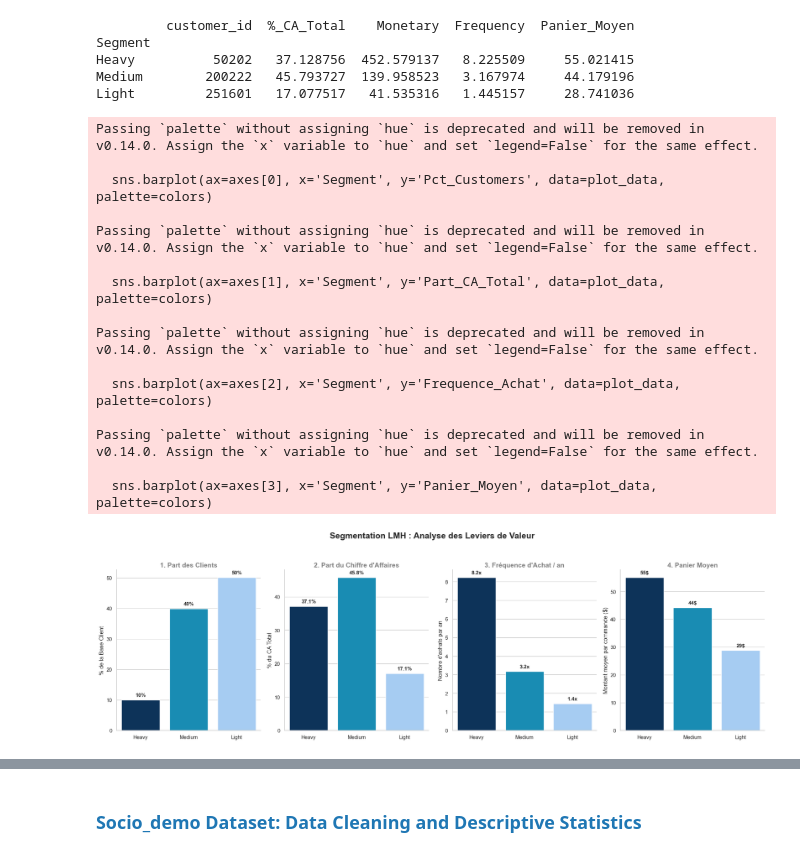
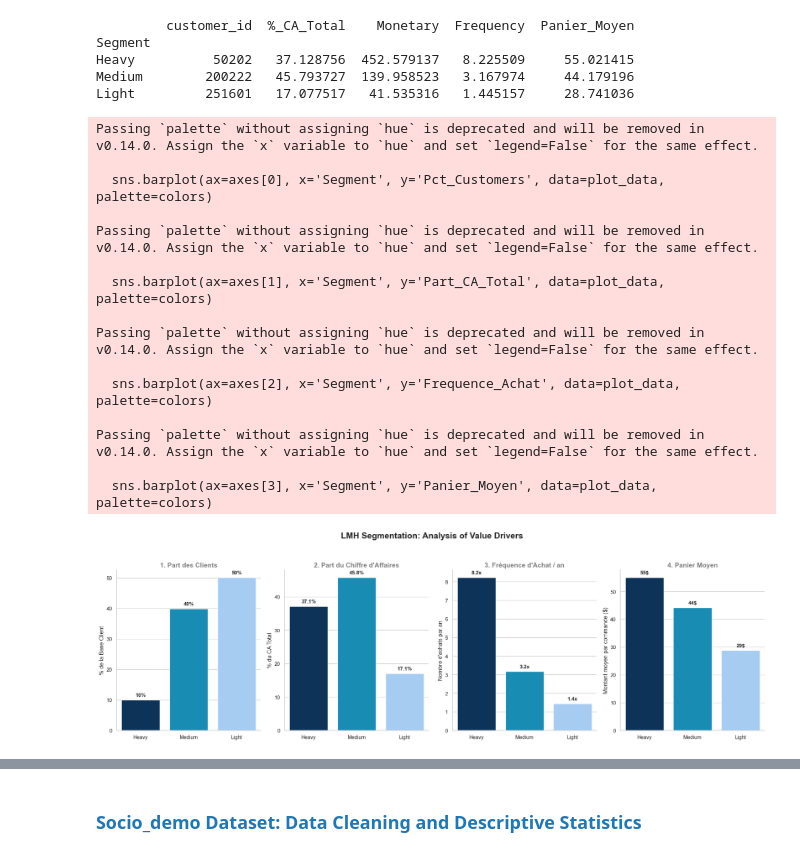
Before and after one commit to DomNoutsGit/Business_Data_Case, a Jupyter notebook: Partie1.ipynb, the cells around one changed output, grey strips where cells are left out. Drawn from its saved outputs; the diff is of its cells as text; code cells hidden in the pictures.

```diff
--- a/Partie1.ipynb
+++ b/Partie1.ipynb
@@ -756,3 +794,33 @@ plt.show()
 # %% [output]
 <Figure size 1200x600 with 0 Axes>
 [figure]
+# %%
+turnover_by_brand_type = df_orders.groupby(['brand', 'customer_type'])['sales'].sum().unstack()
+top_brands = df_orders.groupby('brand')['sales'].sum().sort_values(ascending=False).index
+turnover_by_brand_type = turnover_by_brand_type.reindex(top_brands)
+
+ax = turnover_by_brand_type.plot(kind='bar', color=['#2ca02c', '#ff7f0e'], figsize=(12, 6), width=0.8)
+
+plt.title('Revenue Contribution by Brand: New vs. Loyal Customers', fontsize=14, fontweight='bold')
+plt.ylabel('Total Revenue ($ Millions)', fontsize=12)
+plt.xlabel('Brand', fontsize=12)
+plt.xticks(rotation=0)
+plt.legend(title='Customer Type')
+plt.grid(axis='y', linestyle='--', alpha=0.3)
+
+for p in ax.patches:
+    value = p.get_height()
+
+    if value > 0:
+        display_val = f'${value/1_000_000:.1f}M'
+
+        ax.annotate(display_val,
+                    (p.get_x() + p.get_width() / 2., value),
+                    ha='center', va='bottom',
+                    fontsize=10, fontweight='bold', color='black',
+                    xytext=(0, 5), textcoords='offset points')
+
+ax.yaxis.set_major_formatter(ticker.FuncFormatter(lambda x, pos: f'{x/1e6:.0f}M'))
+
+plt.tight_layout()
+plt.show()
@@ -874,7 +944,7 @@ plot_data = plot_data.set_index('Segment').reindex(['Heavy', 'Medium', 'Light'])
 colors = ['#003366', '#0099cc', '#99ccff'] # Heavy, Medium, Light
 
 fig, axes = plt.subplots(1, 4, figsize=(20, 6))
-fig.suptitle('Segmentation LMH : Analyse des Leviers de Valeur', fontsize=18, fontweight='bold', y=1.05)
+fig.suptitle('LMH Segmentation: Analysis of Value Drivers', fontsize=18, fontweight='bold', y=1.05)
 
 def add_labels(ax, format_str='{:.1f}'):
     for p in ax.patches:
@@ -884,14 +954,14 @@ def add_labels(ax, format_str='{:.1f}'):
         y = p.get_height()
         ax.annotate(txt, (x, y), xytext=(0, 5), textcoords='offset points',
                     ha='center', va='bottom', fontsize=11, fontweight='bold')
-    sns.despine(ax=ax) # Enlever les bords inutiles
+    sns.despine(ax=ax)
 
 # --- GRAPHIQUE 1 : RÉPARTITION DES CLIENTS (%) ---
 sns.barplot(ax=axes[0], x='Segment', y='Pct_Customers', data=plot_data, palette=colors)
 axes[0].set_title('1. Part des Clients', fontsize=14, fontweight='bold', color='gray')
 axes[0].set_ylabel('% de la Base Client')
 axes[0].set_xlabel('')
-add_labels(axes[0], '{:.0f}%') # Format pourcentage
+add_labels(axes[0], '{:.0f}%')
 
 # --- GRAPHIQUE 2 : RÉPARTITION DU CA (%) ---
 sns.barplot(ax=axes[1], x='Segment', y='Part_CA_Total', data=plot_data, palette=colors)
@@ -905,31 +975,31 @@ sns.barplot(ax=axes[2], x='Segment', y='Frequence_Achat', data=plot_data, palett
 axes[2].set_title('3. Fréquence d\'Achat / an', fontsize=14, fontweight='bold', color='gray') # Rouge pour souligner l'insight
 axes[2].set_ylabel('Nombre d\'achats par an')
 axes[2].set_xlabel('')
 add_labels(axes[2], '{:.1f}x')
 
 # --- GRAPHIQUE 4 : PANIER MOYEN ($) ---
 sns.barplot(ax=axes[3], x='Segment', y='Panier_Moyen', data=plot_data, palette=colors)
 axes[3].set_title('4. Panier Moyen', fontsize=14, fontweight='bold', color='gray')
 axes[3].set_ylabel('Montant moyen par commande ($)')
 axes[3].set_xlabel('')
 add_labels(axes[3], '{:.0f}$')
 
 plt.tight_layout()
 plt.show()
 # %% [output]
 Passing `palette` without assigning `hue` is deprecated and will be removed in v0.14.0. Assign the `x` variable to `hue` and set `legend=False` for the same effect.
 
   sns.barplot(ax=axes[0], x='Segment', y='Pct_Customers', data=plot_data, palette=colors)
 
 Passing `palette` without assigning `hue` is deprecated and will be removed in v0.14.0. Assign the `x` variable to `hue` and set `legend=False` for the same effect.
 
   sns.barplot(ax=axes[1], x='Segment', y='Part_CA_Total', data=plot_data, palette=colors)
 
 Passing `palette` without assigning `hue` is deprecated and will be removed in v0.14.0. Assign the `x` variable to `hue` and set `legend=False` for the same effect.
 
   sns.barplot(ax=axes[2], x='Segment', y='Frequence_Achat', data=plot_data, palette=colors)
 
 Passing `palette` without assigning `hue` is deprecated and will be removed in v0.14.0. Assign the `x` variable to `hue` and set `legend=False` for the same effect.
 
   sns.barplot(ax=axes[3], x='Segment', y='Panier_Moyen', data=plot_data, palette=colors)
-[figure, old version]
+[figure, new version]
```
Also changed, not shown: parts of 11 cells of this notebook.
